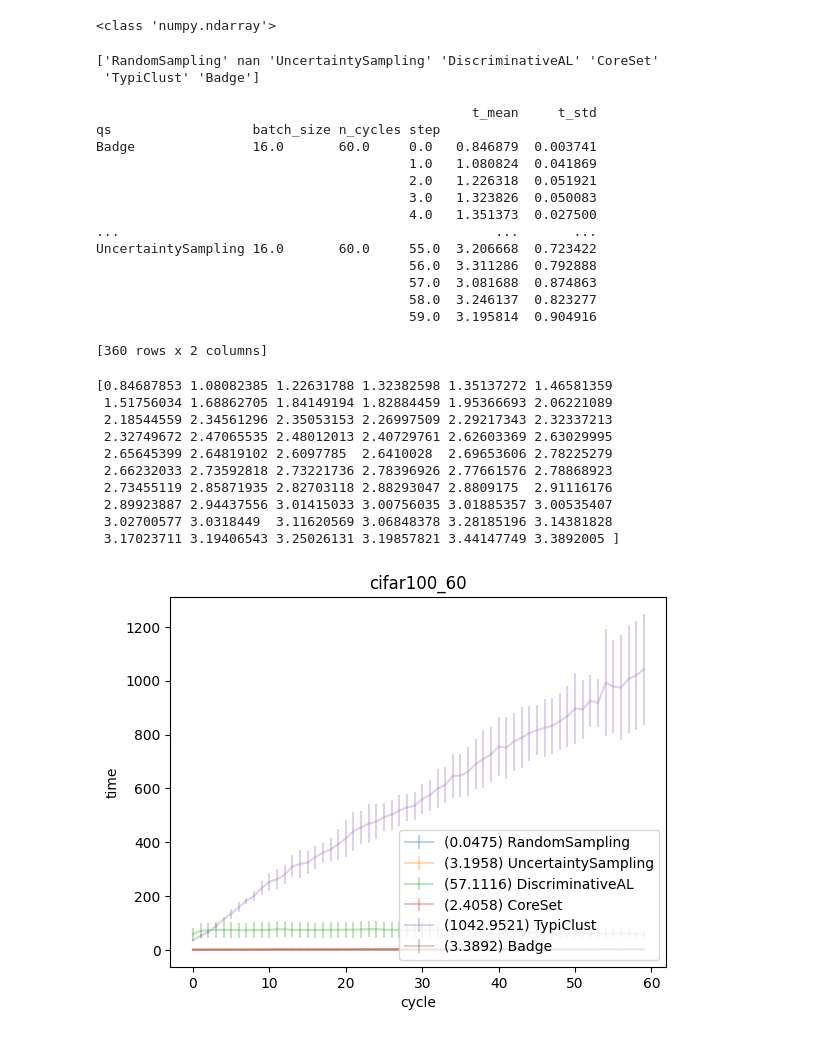
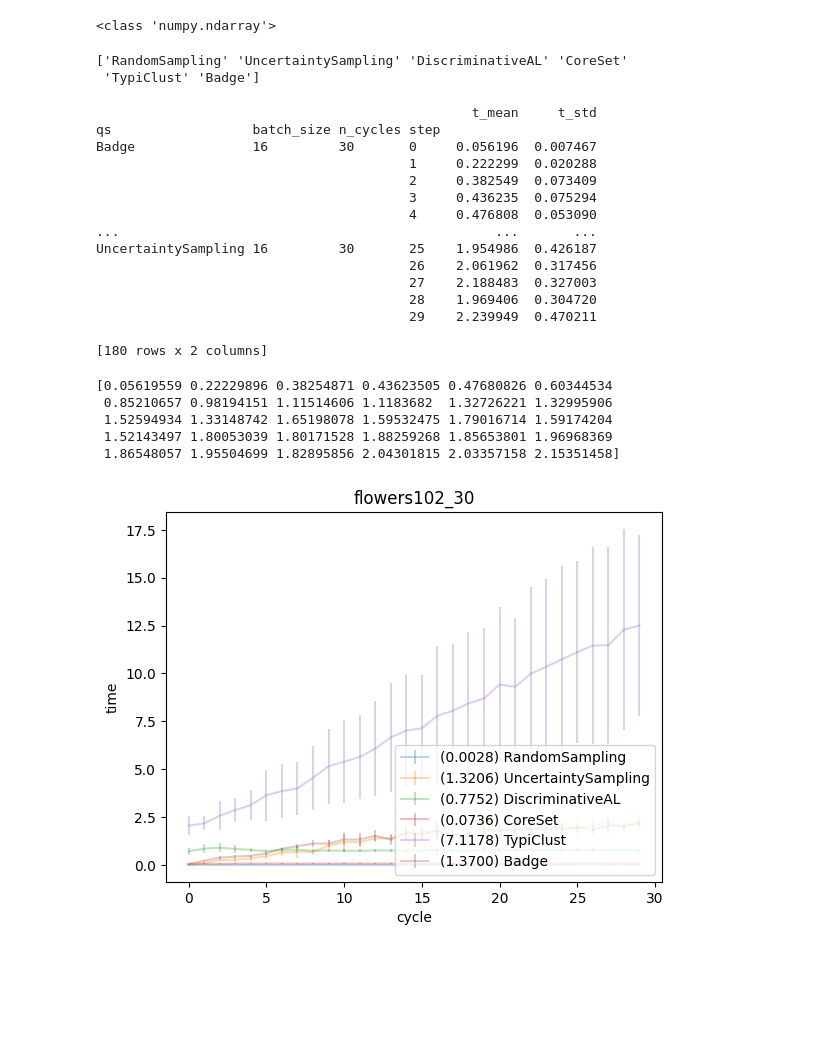
Before and after one commit to Cheng-JY/scikit-activeml, a Jupyter notebook: tutorials/06_csv.ipynb, the cells around one changed output. Cells and saved outputs as stored; diff of their text form; code cells hidden in the pictures; blank space fills up the shorter version.

```diff
--- a/tutorials/06_csv.ipynb
+++ b/tutorials/06_csv.ipynb
@@ -10,9 +10,9 @@ import argparse
 mlp.rcParams["figure.facecolor"] = "white"
 warnings.filterwarnings("ignore")
 # %%
-dataset_name = 'cifar100_60'
+dataset_name = 'flowers102_30'
 #input_path = f'/Users/chengjiaying/scikit-activeml/tutorials/csv/{dataset_name}_csv.csv'
-input_path = f'/mnt/stud/home/jcheng/scikit-activeml/tutorials/csv/{dataset_name}_csv.csv'
+input_path = f'/mnt/stud/home/jcheng/scikit-activeml/tutorials/csv_2/{dataset_name}_csv.csv'
 dataframe = pd.read_csv(input_path, index_col=0, on_bad_lines='skip')
 
 qs_names = dataframe['qs'].unique()
@@ -23,7 +23,7 @@ print(qs_names.__class__)
 query_strategy_names = dataframe['qs'].unique()
 print(query_strategy_names)
 # %% [output]
-['RandomSampling' nan 'UncertaintySampling' 'DiscriminativeAL' 'CoreSet'
+['RandomSampling' 'UncertaintySampling' 'DiscriminativeAL' 'CoreSet'
  'TypiClust' 'Badge']
 # %%
 result_score = dataframe.groupby(['qs', 'batch_size', 'n_cycles', 'step'])['score'].agg(['mean', 'std']).set_axis(['s_mean', 's_std'], axis=1)
@@ -33,22 +33,22 @@ print(result_time)
 # %% [output]
                                                 t_mean     t_std
 qs                  batch_size n_cycles step
-Badge               16.0       60.0     0.0   0.846879  0.003741
-                                        1.0   1.080824  0.041869
-                                        2.0   1.226318  0.051921
-                                        3.0   1.323826  0.050083
-                                        4.0   1.351373  0.027500
+Badge               16         30       0     0.056196  0.007467
+                                        1     0.222299  0.020288
+                                        2     0.382549  0.073409
+                                        3     0.436235  0.075294
+                                        4     0.476808  0.053090
 ...                                                ...       ...
-UncertaintySampling 16.0       60.0     55.0  3.206668  0.723422
-                                        56.0  3.311286  0.792888
-                                        57.0  3.081688  0.874863
-                                        58.0  3.246137  0.823277
-                                        59.0  3.195814  0.904916
+UncertaintySampling 16         30       25    1.954986  0.426187
+                                        26    2.061962  0.317456
+                                        27    2.188483  0.327003
+                                        28    1.969406  0.304720
+                                        29    2.239949  0.470211
 
-[360 rows x 2 columns]
+[180 rows x 2 columns]
 # %%
 # input_path = f'/Users/chengjiaying/scikit-activeml/tutorials/csv/{dataset_name}_csv.csv'
-input_path = f'/mnt/stud/home/jcheng/scikit-activeml/tutorials/csv/{dataset_name}_csv.csv'
+input_path = f'/mnt/stud/home/jcheng/scikit-activeml/tutorials/csv_2/{dataset_name}_csv.csv'
 dataframe = pd.read_csv(input_path, index_col=0, on_bad_lines='skip')
 dataframe = dataframe.dropna()
 
@@ -60,31 +60,26 @@ b = result_time.loc['Badge']
 qs_result_t_mean = b['t_mean'].to_numpy()
 print(qs_result_t_mean)
 # %% [output]
-[0.84687853 1.08082385 1.22631788 1.32382598 1.35137272 1.46581359
- 1.51756034 1.68862705 1.84149194 1.82884459 1.95366693 2.06221089
- 2.18544559 2.34561296 2.35053153 2.26997509 2.29217343 2.32337213
- 2.32749672 2.47065535 2.48012013 2.40729761 2.62603369 2.63029995
- 2.65645399 2.64819102 2.6097785  2.6410028  2.69653606 2.78225279
- 2.66232033 2.73592818 2.73221736 2.78396926 2.77661576 2.78868923
- 2.73455119 2.85871935 2.82703118 2.88293047 2.8809175  2.91116176
- 2.89923887 2.94437556 3.01415033 3.00756035 3.01885357 3.00535407
- 3.02700577 3.0318449  3.11620569 3.06848378 3.28185196 3.14381828
- 3.17023711 3.19406543 3.25026131 3.19857821 3.44147749 3.3892005 ]
+[0.05619559 0.22229896 0.38254871 0.43623505 0.47680826 0.60344534
+ 0.85210657 0.98194151 1.11514606 1.1183682  1.32726221 1.32995906
+ 1.52594934 1.33148742 1.65198078 1.59532475 1.79016714 1.59174204
+ 1.52143497 1.80053039 1.80171528 1.88259268 1.85653801 1.96968369
+ 1.86548057 1.95504699 1.82895856 2.04301815 2.03357158 2.15351458]
 # %%
 for qs_name in query_strategy_names:
     qs_result_t = result_time.loc[qs_name]
     qs_result_t_mean = qs_result_t['t_mean'].to_numpy()
     qs_result_t_std = qs_result_t['t_std'].to_numpy()
 
     plt.errorbar(np.arange(len(qs_result_t_mean)), qs_result_t_mean, qs_result_t_std,
-                 label=f"({qs_result_t_mean[-1]:.4f}) {qs_name}", alpha=0.3)
+                 label=f"({np.mean(qs_result_t_mean):.4f}) {qs_name}", alpha=0.3)
 
 plt.title(dataset_name)
 plt.legend(loc='lower right')
 plt.xlabel('cycle')
 plt.ylabel('time')
 # output_path = f'{dataset_name}_time.png'
-output_path = f'/mnt/stud/home/jcheng/scikit-activeml/tutorials/result/{dataset_name}_time.png'
+output_path = f'/mnt/stud/home/jcheng/scikit-activeml/tutorials/result/{dataset_name}_time.pdf'
 plt.savefig(output_path)
 # %% [output]
-[figure, old version]
+[figure, new version]
```
Also changed, not shown: 2 other files.
